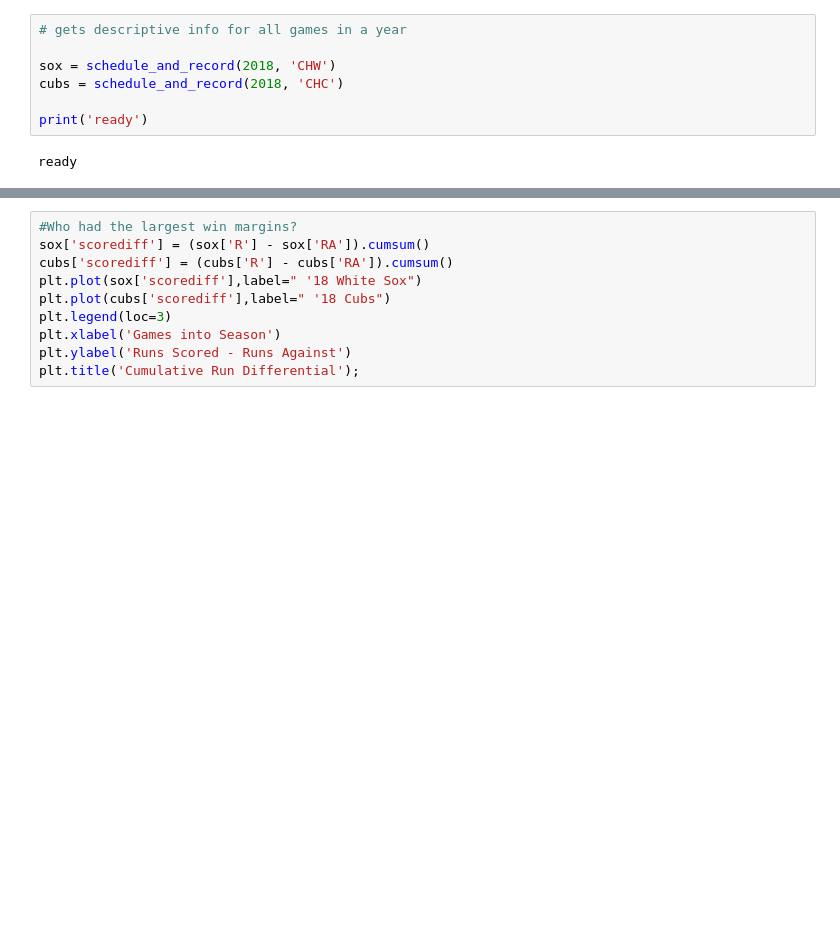
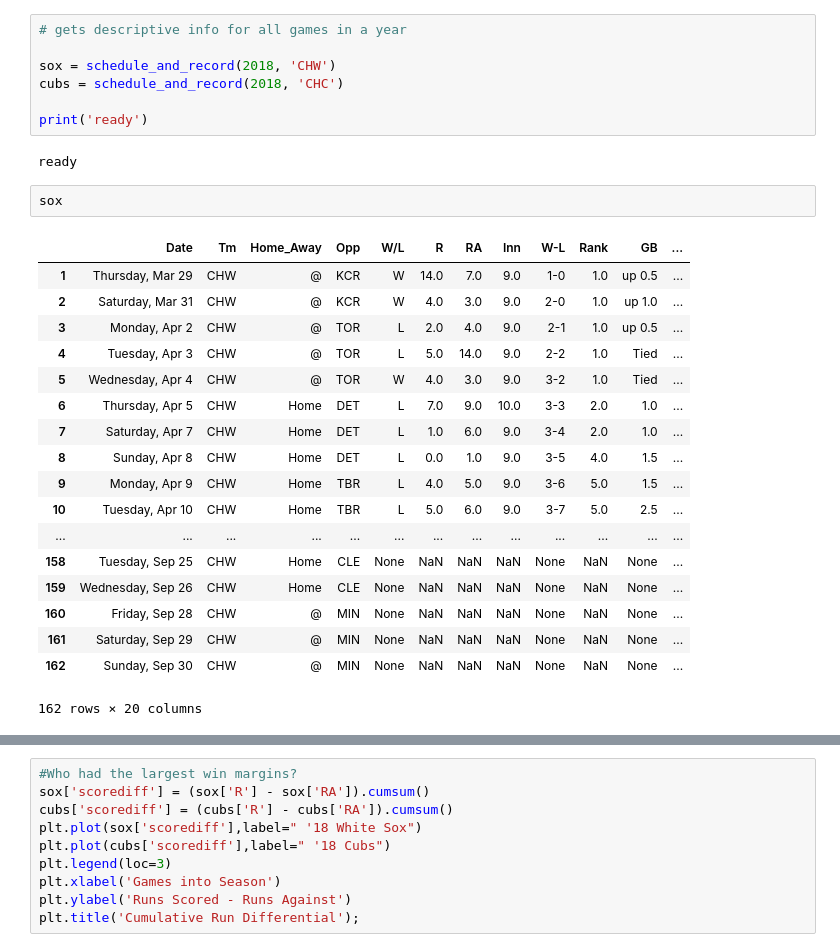
Before and after one commit to timbroderick/pybaseball, a Jupyter notebook: playing.ipynb, the cells around one changed output, grey strips where cells are left out. Drawn from its saved outputs; the diff is of its cells as text; blank space fills up the shorter version.

```diff
--- a/playing.ipynb
+++ b/playing.ipynb
@@ -367,6 +342,27 @@ cubs = schedule_and_record(2018, 'CHC')
 print('ready')
 # %% [output]
 ready
+# %%
+sox
+# %% [output]
+|  | Date | Tm | Home_Away | Opp | W/L | R | RA | Inn | W-L | Rank | GB | ... |
+| 1 | Thursday, Mar 29 | CHW | @ | KCR | W | 14.0 | 7.0 | 9.0 | 1-0 | 1.0 | up 0.5 | ... |
+| 2 | Saturday, Mar 31 | CHW | @ | KCR | W | 4.0 | 3.0 | 9.0 | 2-0 | 1.0 | up 1.0 | ... |
+| 3 | Monday, Apr 2 | CHW | @ | TOR | L | 2.0 | 4.0 | 9.0 | 2-1 | 1.0 | up 0.5 | ... |
+| 4 | Tuesday, Apr 3 | CHW | @ | TOR | L | 5.0 | 14.0 | 9.0 | 2-2 | 1.0 | Tied | ... |
+| 5 | Wednesday, Apr 4 | CHW | @ | TOR | W | 4.0 | 3.0 | 9.0 | 3-2 | 1.0 | Tied | ... |
+| 6 | Thursday, Apr 5 | CHW | Home | DET | L | 7.0 | 9.0 | 10.0 | 3-3 | 2.0 | 1.0 | ... |
+| 7 | Saturday, Apr 7 | CHW | Home | DET | L | 1.0 | 6.0 | 9.0 | 3-4 | 2.0 | 1.0 | ... |
+| 8 | Sunday, Apr 8 | CHW | Home | DET | L | 0.0 | 1.0 | 9.0 | 3-5 | 4.0 | 1.5 | ... |
+| 9 | Monday, Apr 9 | CHW | Home | TBR | L | 4.0 | 5.0 | 9.0 | 3-6 | 5.0 | 1.5 | ... |
+| 10 | Tuesday, Apr 10 | CHW | Home | TBR | L | 5.0 | 6.0 | 9.0 | 3-7 | 5.0 | 2.5 | ... |
+| ... | ... | ... | ... | ... | ... | ... | ... | ... | ... | ... | ... | ... |
+| 158 | Tuesday, Sep 25 | CHW | Home | CLE | None | NaN | NaN | NaN | None | NaN | None | ... |
+| 159 | Wednesday, Sep 26 | CHW | Home | CLE | None | NaN | NaN | NaN | None | NaN | None | ... |
+| 160 | Friday, Sep 28 | CHW | @ | MIN | None | NaN | NaN | NaN | None | NaN | None | ... |
+| 161 | Saturday, Sep 29 | CHW | @ | MIN | None | NaN | NaN | NaN | None | NaN | None | ... |
+| 162 | Sunday, Sep 30 | CHW | @ | MIN | None | NaN | NaN | NaN | None | NaN | None | ... |
+162 rows × 20 columns
 # %%
 sox.describe()
 # %% [output]
```
Also changed, not shown: parts of 12 cells of this notebook, 14 other files.
